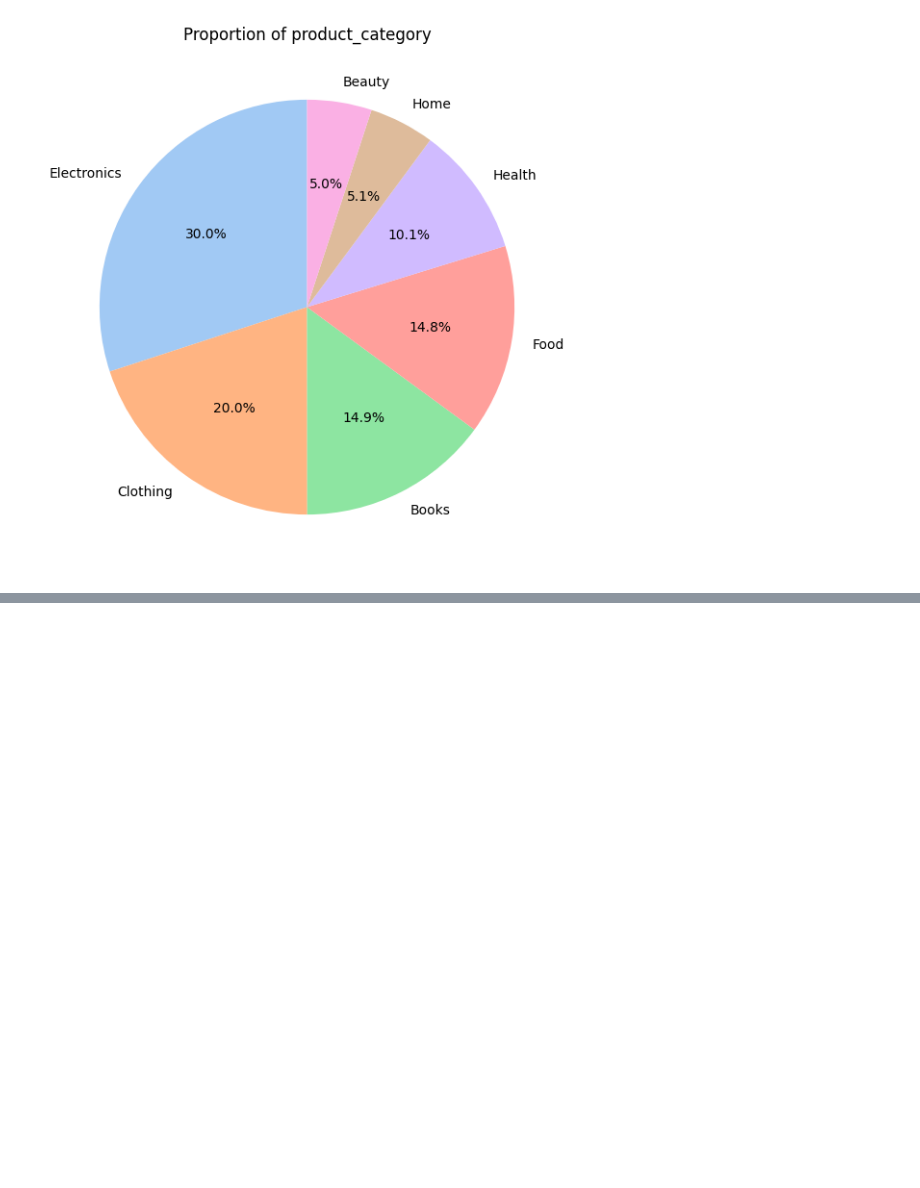
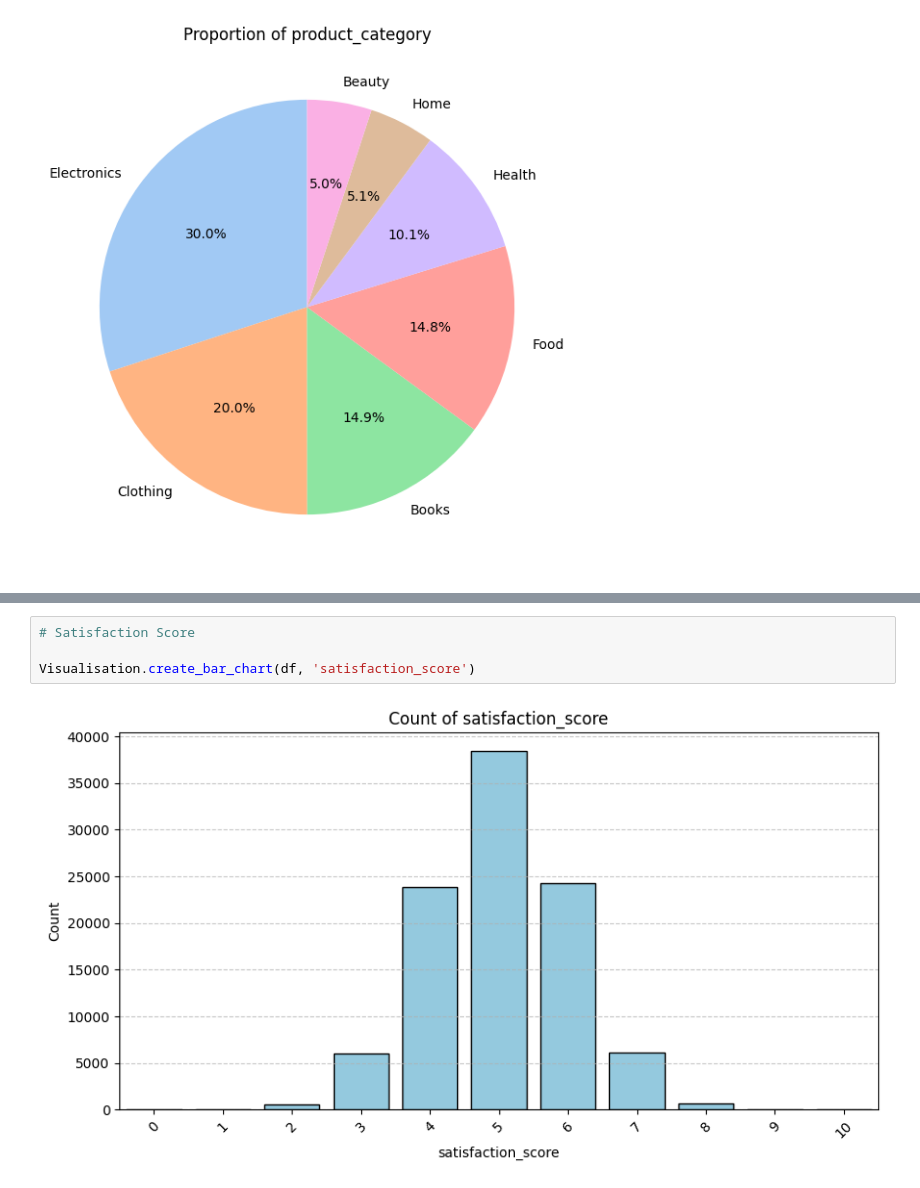
Before and after one commit to BlancJH/Customer-Purchase-Behaviour-Analysis, a Jupyter notebook: models/EDA.ipynb, the cells around one changed output, grey strips where cells are left out. Saved outputs shown, nothing was run; the diff lists cells and outputs as text; blank space fills up the shorter version.

```diff
--- a/models/EDA.ipynb
+++ b/models/EDA.ipynb
@@ -261,0 +268,6 @@ Visualisation.create_pie_chart(df, 'product_category')
+# %%
+# Satisfaction Score
+
+Visualisation.create_bar_chart(df, 'satisfaction_score')
+# %% [output]
+[figure, added]
```
Also changed, not shown: parts of 5 cells of this notebook.
